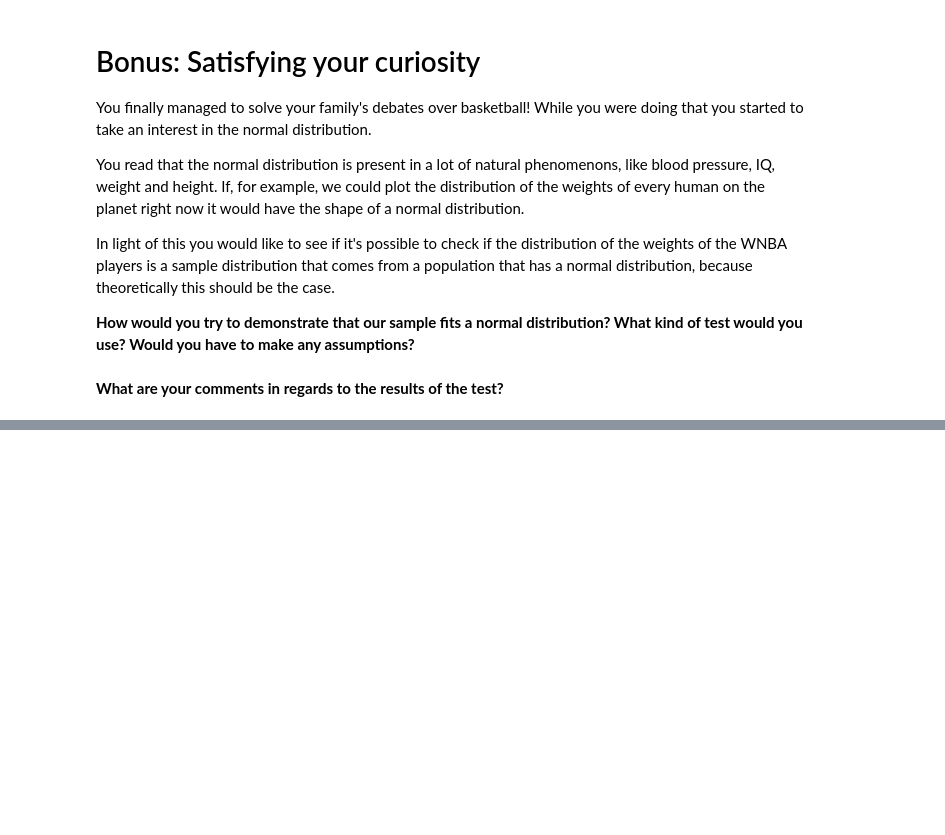
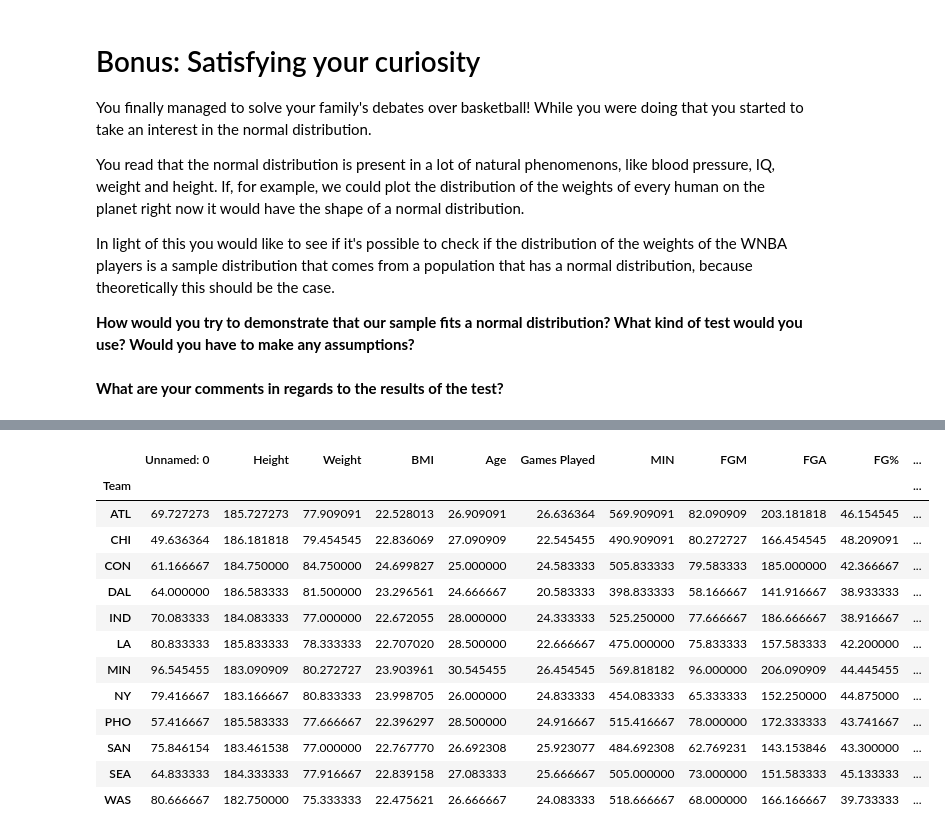
Before and after one commit to rosealcolea/dataV2-labs, a Jupyter notebook: module-2/M2-mini-project2/your-code/3.-Inferential-Analysis.ipynb, the cells around one changed output, grey strips where cells are left out. Cells and saved outputs as stored; diff of their text form; code cells hidden in the pictures; blank space fills up the shorter version.

```diff
--- a/module-2/M2-mini-project2/your-code/3.-Inferential-Analysis.ipynb
+++ b/module-2/M2-mini-project2/your-code/3.-Inferential-Analysis.ipynb
@@ -218,0 +281,18 @@ In light of this you would like to see if it's possible to check if the distribu
+# %%
+team = wnba.groupby('Team').mean()
+team
+# %% [output]
+|  | Unnamed: 0 | Height | Weight | BMI | Age | Games Played | MIN | FGM | FGA | FG% | ... |
+| Team |  |  |  |  |  |  |  |  |  |  | ... |
+| ATL | 69.727273 | 185.727273 | 77.909091 | 22.528013 | 26.909091 | 26.636364 | 569.909091 | 82.090909 | 203.181818 | 46.154545 | ... |
+| CHI | 49.636364 | 186.181818 | 79.454545 | 22.836069 | 27.090909 | 22.545455 | 490.909091 | 80.272727 | 166.454545 | 48.209091 | ... |
+| CON | 61.166667 | 184.750000 | 84.750000 | 24.699827 | 25.000000 | 24.583333 | 505.833333 | 79.583333 | 185.000000 | 42.366667 | ... |
+| DAL | 64.000000 | 186.583333 | 81.500000 | 23.296561 | 24.666667 | 20.583333 | 398.833333 | 58.166667 | 141.916667 | 38.933333 | ... |
+| IND | 70.083333 | 184.083333 | 77.000000 | 22.672055 | 28.000000 | 24.333333 | 525.250000 | 77.666667 | 186.666667 | 38.916667 | ... |
+| LA | 80.833333 | 185.833333 | 78.333333 | 22.707020 | 28.500000 | 22.666667 | 475.000000 | 75.833333 | 157.583333 | 42.200000 | ... |
+| MIN | 96.545455 | 183.090909 | 80.272727 | 23.903961 | 30.545455 | 26.454545 | 569.818182 | 96.000000 | 206.090909 | 44.445455 | ... |
+| NY | 79.416667 | 183.166667 | 80.833333 | 23.998705 | 26.000000 | 24.833333 | 454.083333 | 65.333333 | 152.250000 | 44.875000 | ... |
+| PHO | 57.416667 | 185.583333 | 77.666667 | 22.396297 | 28.500000 | 24.916667 | 515.416667 | 78.000000 | 172.333333 | 43.741667 | ... |
+| SAN | 75.846154 | 183.461538 | 77.000000 | 22.767770 | 26.692308 | 25.923077 | 484.692308 | 62.769231 | 143.153846 | 43.300000 | ... |
+| SEA | 64.833333 | 184.333333 | 77.916667 | 22.839158 | 27.083333 | 25.666667 | 505.000000 | 73.000000 | 151.583333 | 45.133333 | ... |
+| WAS | 80.666667 | 182.750000 | 75.333333 | 22.475621 | 26.666667 | 24.083333 | 518.666667 | 68.000000 | 166.166667 | 39.733333 | ... |
```
Also changed, not shown: parts of 9 cells of this notebook.
